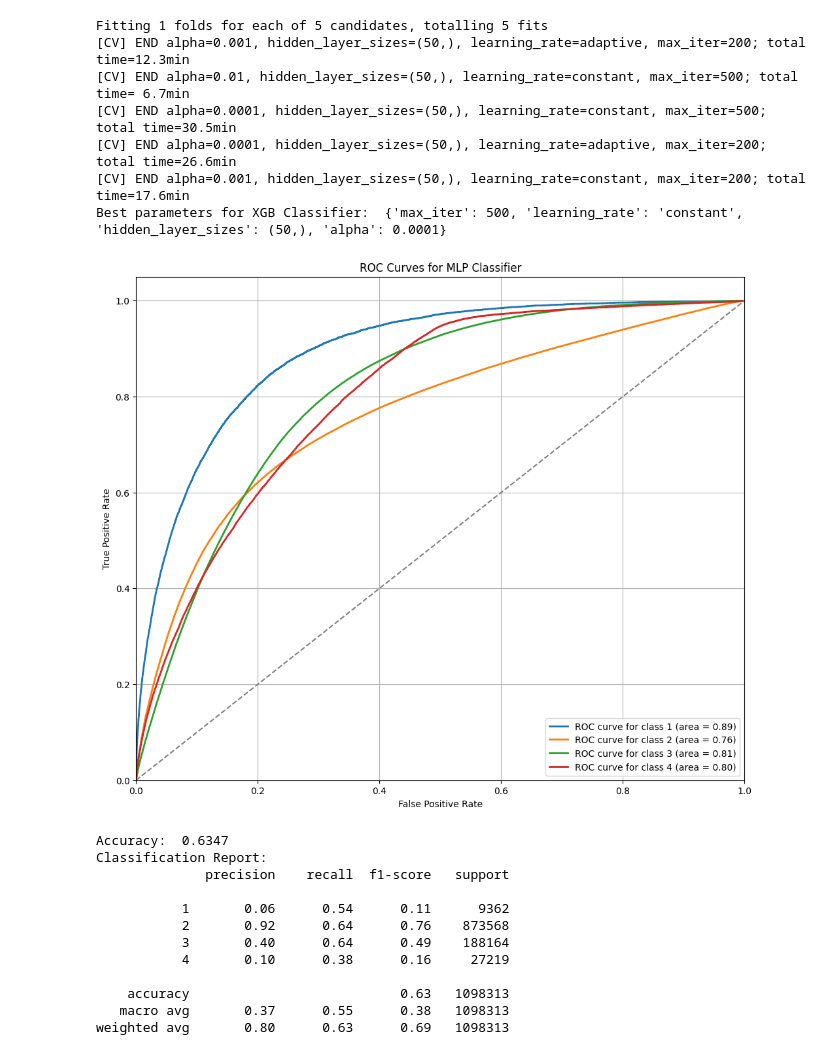
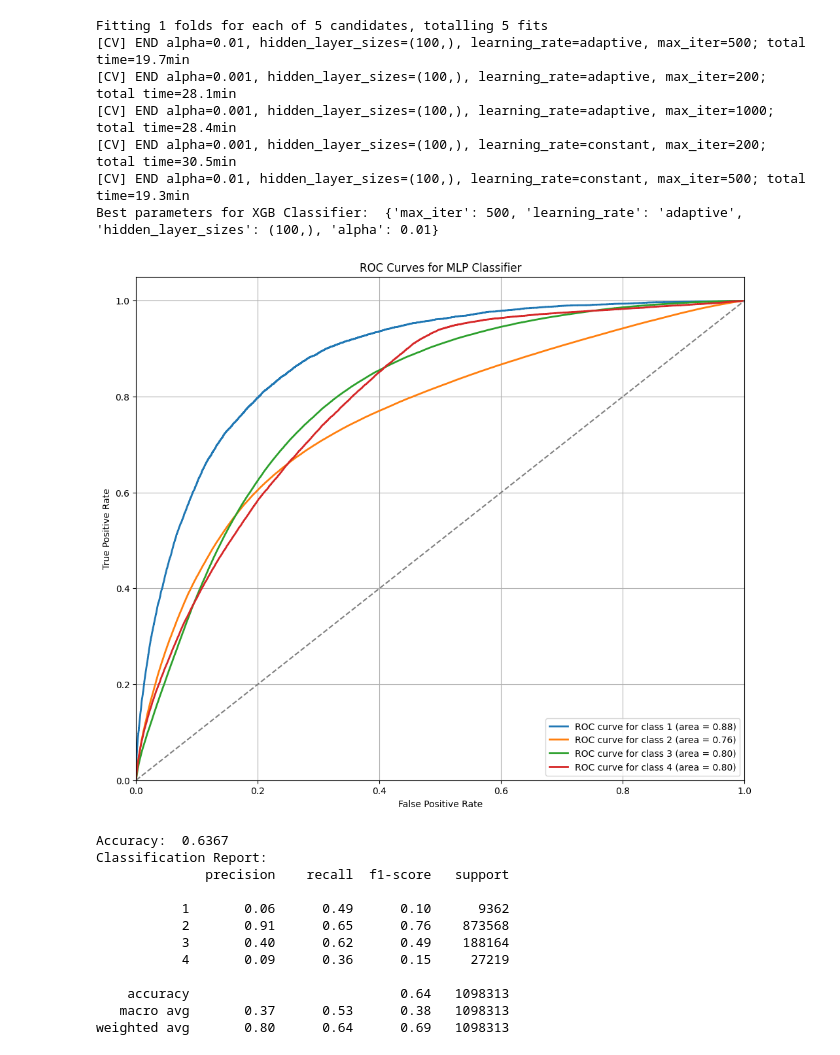
Before and after one commit to JulienLcq/DataMining, a Jupyter notebook: Classification/MLP(C).ipynb, the cells around one changed output. Saved outputs shown, nothing was run; the diff lists cells and outputs as text; code cells hidden in the pictures.

```diff
--- a/Classification/MLP(C).ipynb
+++ b/Classification/MLP(C).ipynb
@@ -26,8 +26,8 @@ split_index = [-1] * len(train_data) + [0] * len(val_data)
 predefined_split = PredefinedSplit(test_fold=split_index)
 
 mlp_params = {
-    'hidden_layer_sizes': [(100,), (50,)],
-    'max_iter': [500, 200],
+    'hidden_layer_sizes': [(100,)],
+    'max_iter': [500, 200, 1000],
     'alpha': [0.0001, 0.001, 0.01],
     'learning_rate': ['constant', 'adaptive']
 }
@@ -73,49 +73,49 @@ for i in range(n_classes):
 
 plt.plot([0, 1], [0, 1], color='gray', linestyle='--')
 plt.xlim([0.0, 1.0])
 plt.ylim([0.0, 1.05])
 plt.xlabel('False Positive Rate')
 plt.ylabel('True Positive Rate')
 plt.title('ROC Curves for MLP Classifier')
 plt.legend(loc="lower right")
 plt.grid()
 plt.show()
 
 
 accuracy = accuracy_score(y_test, y_pred)
 print(f"Accuracy:  {accuracy:.4f}")
 classification_report_str = classification_report(y_test, y_pred)
 print("Classification Report:")
 print(classification_report_str)
 
 # Generate the confusion matrix
 conf_matrix = confusion_matrix(y_test, y_pred)
 
 # Plot the confusion matrix
 plt.figure(figsize=(10, 8))
 sns.heatmap(conf_matrix, annot=True, fmt='d', cmap='Blues', xticklabels=classes, yticklabels=classes)
 plt.xlabel('Predicted Label')
 plt.ylabel('True Label')
 plt.title('Confusion Matrix for MLP Classifier')
 plt.show()
 # %% [output]
 Fitting 1 folds for each of 5 candidates, totalling 5 fits
-[CV] END alpha=0.001, hidden_layer_sizes=(50,), learning_rate=adaptive, max_iter=200; total time=12.3min
-[CV] END alpha=0.01, hidden_layer_sizes=(50,), learning_rate=constant, max_iter=500; total time= 6.7min
-[CV] END alpha=0.0001, hidden_layer_sizes=(50,), learning_rate=constant, max_iter=500; total time=30.5min
-[CV] END alpha=0.0001, hidden_layer_sizes=(50,), learning_rate=adaptive, max_iter=200; total time=26.6min
-[CV] END alpha=0.001, hidden_layer_sizes=(50,), learning_rate=constant, max_iter=200; total time=17.6min
-Best parameters for XGB Classifier:  {'max_iter': 500, 'learning_rate': 'constant', 'hidden_layer_sizes': (50,), 'alpha': 0.0001}
+[CV] END alpha=0.01, hidden_layer_sizes=(100,), learning_rate=adaptive, max_iter=500; total time=19.7min
+[CV] END alpha=0.001, hidden_layer_sizes=(100,), learning_rate=adaptive, max_iter=200; total time=28.1min
+[CV] END alpha=0.001, hidden_layer_sizes=(100,), learning_rate=adaptive, max_iter=1000; total time=28.4min
+[CV] END alpha=0.001, hidden_layer_sizes=(100,), learning_rate=constant, max_iter=200; total time=30.5min
+[CV] END alpha=0.01, hidden_layer_sizes=(100,), learning_rate=constant, max_iter=500; total time=19.3min
+Best parameters for XGB Classifier:  {'max_iter': 500, 'learning_rate': 'adaptive', 'hidden_layer_sizes': (100,), 'alpha': 0.01}
-[figure, old version]
+[figure, new version]
-Accuracy:  0.6347
+Accuracy:  0.6367
 Classification Report:
               precision    recall  f1-score   support
 
-           1       0.06      0.54      0.11      9362
-           2       0.92      0.64      0.76    873568
-           3       0.40      0.64      0.49    188164
-           4       0.10      0.38      0.16     27219
+           1       0.06      0.49      0.10      9362
+           2       0.91      0.65      0.76    873568
+           3       0.40      0.62      0.49    188164
+           4       0.09      0.36      0.15     27219
 
-    accuracy                           0.63   1098313
-   macro avg       0.37      0.55      0.38   1098313
-weighted avg       0.80      0.63      0.69   1098313
+    accuracy                           0.64   1098313
+   macro avg       0.37      0.53      0.38   1098313
+weighted avg       0.80      0.64      0.69   1098313
```
Also changed, not shown: parts of 1 cell of this notebook, 2 other files.
